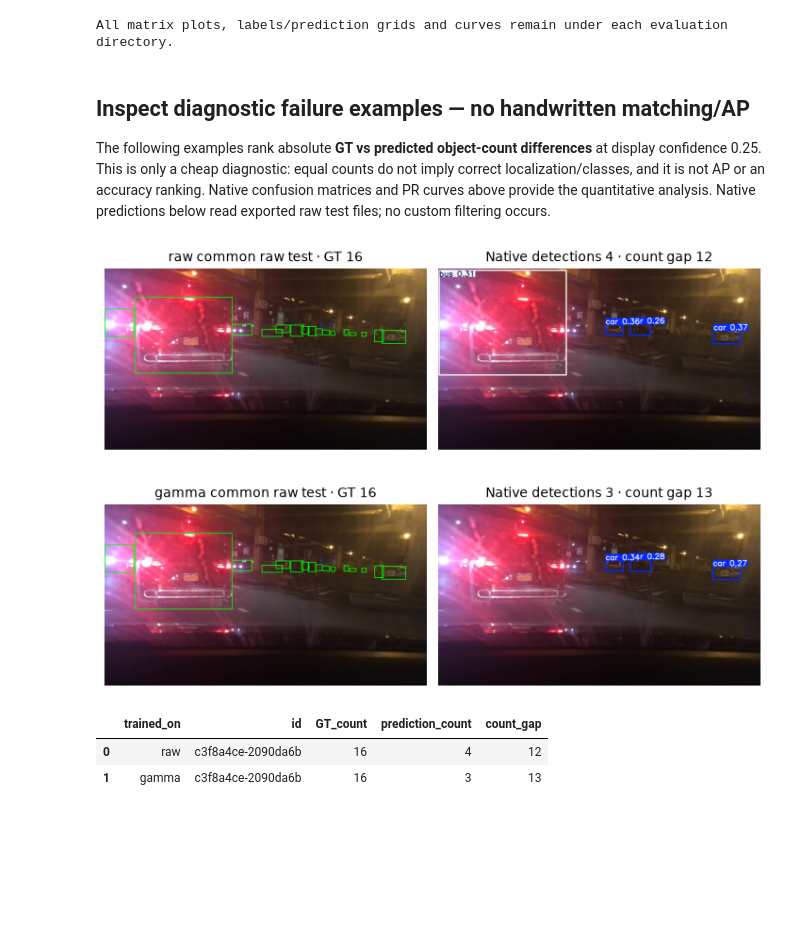
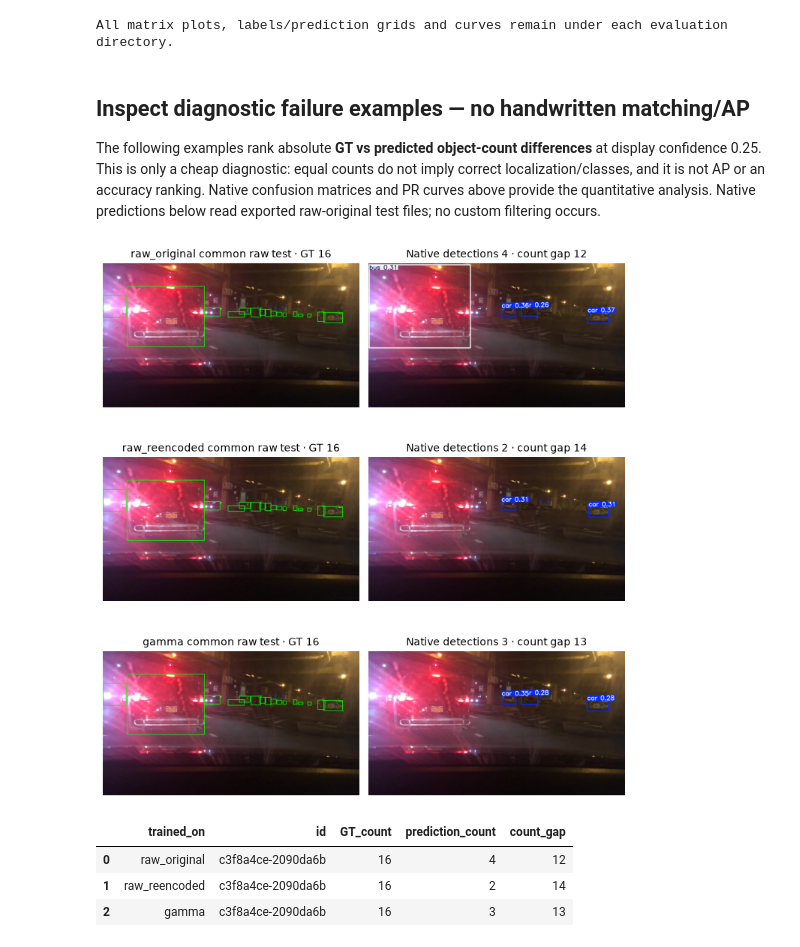
Before and after one commit to truong51972/vehicle-detection, a Jupyter notebook: notebooks/02_training_benchmark.ipynb, the cells around one changed output. Cells and saved outputs as stored; diff of their text form; code cells hidden in the pictures; blank space fills up the shorter version.

Commit message:
Complete Phase 1 JPEG pilot controls and verified native evaluation reuse

```diff
--- a/notebooks/02_training_benchmark.ipynb
+++ b/notebooks/02_training_benchmark.ipynb
@@ -104,7 +138,7 @@ for variant in TRAIN_VARIANTS:
         "imgsz": IMGSZ,
         "device": DEVICE,
         "pretrained_sha256": pretrained_sha256,
-        "export": read_json(DATASETS[variant] / "export.json"),
+        "dataset": dataset_identities[variant],
         "versions": {p: md.version(p) for p in ["ultralytics", "torch", "torchvision"]},
     }
     config_path = directory / "study.json"
@@ -366,9 +463,9 @@ The following examples rank absolute **GT vs predicted object-count differences*
 at display confidence 0.25. This is only a cheap diagnostic: equal counts do not
 imply correct localization/classes, and it is not AP or an accuracy ranking.
 Native confusion matrices and PR curves above provide the quantitative analysis.
-Native predictions below read exported raw test files; no custom filtering occurs.
+Native predictions below read exported raw-original test files; no custom filtering occurs.
 # %%
-meta = pd.read_csv(DATASETS["raw"] / "metadata.csv")
+meta = pd.read_csv(DATASETS["raw_original"] / "metadata.csv")
 test_rows = meta[meta.split == "test"].to_dict("records")
 fig, axes = plt.subplots(
     len(TRAIN_VARIANTS), 2, figsize=(8, 3 * len(TRAIN_VARIANTS)), squeeze=False
@@ -390,39 +487,40 @@ for i, variant in enumerate(TRAIN_VARIANTS):
         ),
         strict=True,
     ):
-        label = DATASETS["raw"] / "labels/test" / f"{r['id']}.txt"
+        label = DATASETS["raw_original"] / "labels/test" / f"{r['id']}.txt"
         text = label.read_text().strip()
         gt = np.loadtxt(label, ndmin=2).reshape(-1, 5) if text else np.empty((0, 5))
         candidates.append((abs(len(gt) - len(pred.boxes)), r, pred, gt))
     gap, r, pred, gt = max(candidates, key=lambda item: (item[0], item[1]["id"]))
     image = read_image(r["image"])
     h, w = image.shape[:2]
     for box in xywh2xyxy(gt[:, 1:] * np.array([w, h, w, h])):
         x1, y1, x2, y2 = map(round, box)
         cv2.rectangle(image, (x1, y1), (x2, y2), (0, 255, 0), 2)
     axes[i, 0].imshow(cv2.cvtColor(image, cv2.COLOR_BGR2RGB))
     axes[i, 0].set_title(f"{variant} common raw test · GT {len(gt)}")
     axes[i, 1].imshow(cv2.cvtColor(pred.plot(), cv2.COLOR_BGR2RGB))
     axes[i, 1].set_title(f"Native detections {len(pred.boxes)} · count gap {gap}")
     failure_rows.append(
         {
             "trained_on": variant,
             "id": r["id"],
             "GT_count": len(gt),
             "prediction_count": len(pred.boxes),
             "count_gap": gap,
         }
     )
 for ax in axes.flat:
     ax.axis("off")
 fig.tight_layout()
 plt.show()
 display(pd.DataFrame(failure_rows))
 # %% [output]
-[figure, old version]
+[figure, new version]
 |  | trained_on | id | GT_count | prediction_count | count_gap |
-| 0 | raw | c3f8a4ce-2090da6b | 16 | 4 | 12 |
-| 1 | gamma | c3f8a4ce-2090da6b | 16 | 3 | 13 |
+| 0 | raw_original | c3f8a4ce-2090da6b | 16 | 4 | 12 |
+| 1 | raw_reencoded | c3f8a4ce-2090da6b | 16 | 2 | 14 |
+| 2 | gamma | c3f8a4ce-2090da6b | 16 | 3 | 13 |
 # %%
 # Check completed-run reuse without another optimizer step.
 for variant in TRAIN_VARIANTS:
```
Also changed, not shown: parts of 10 cells of this notebook, 10 other files.
